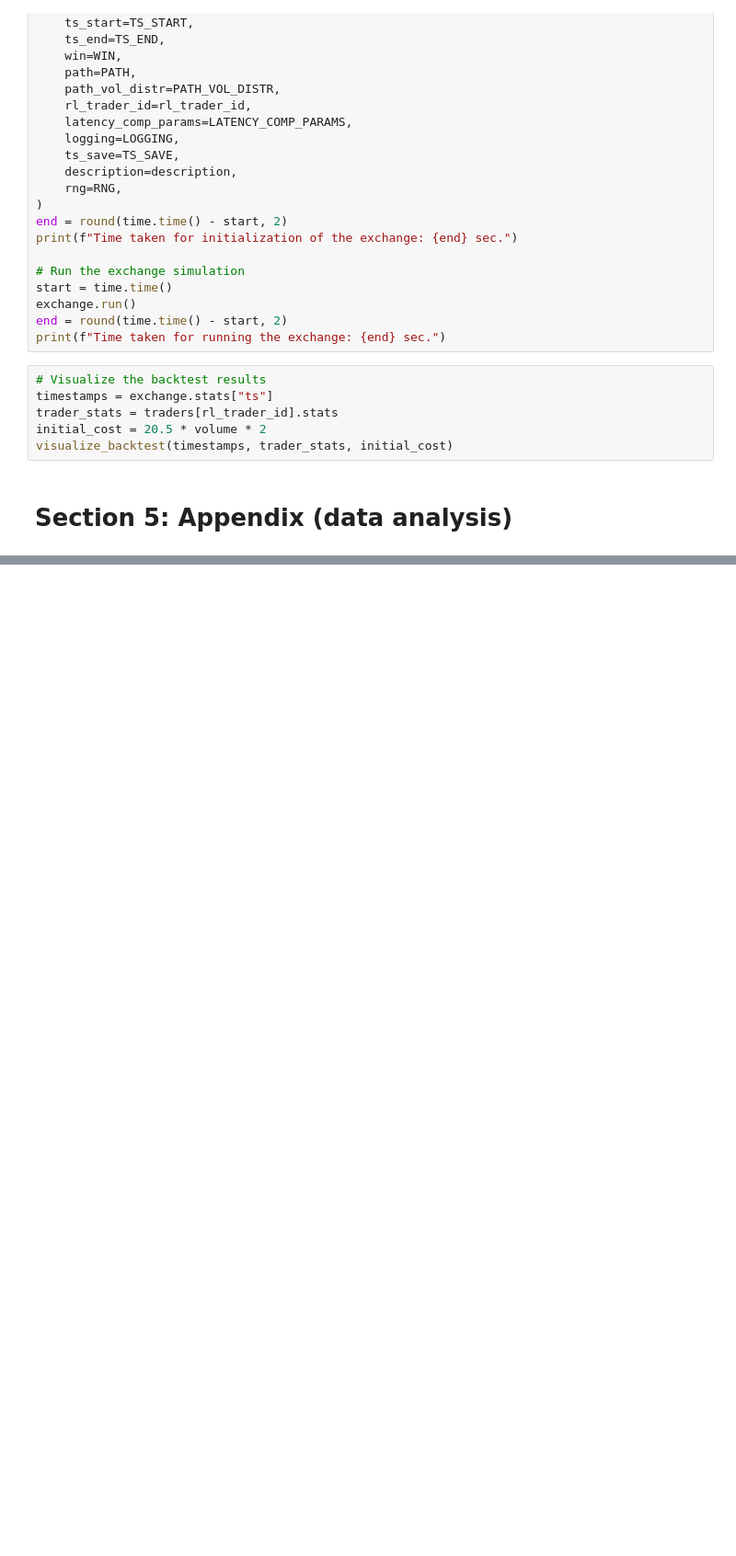
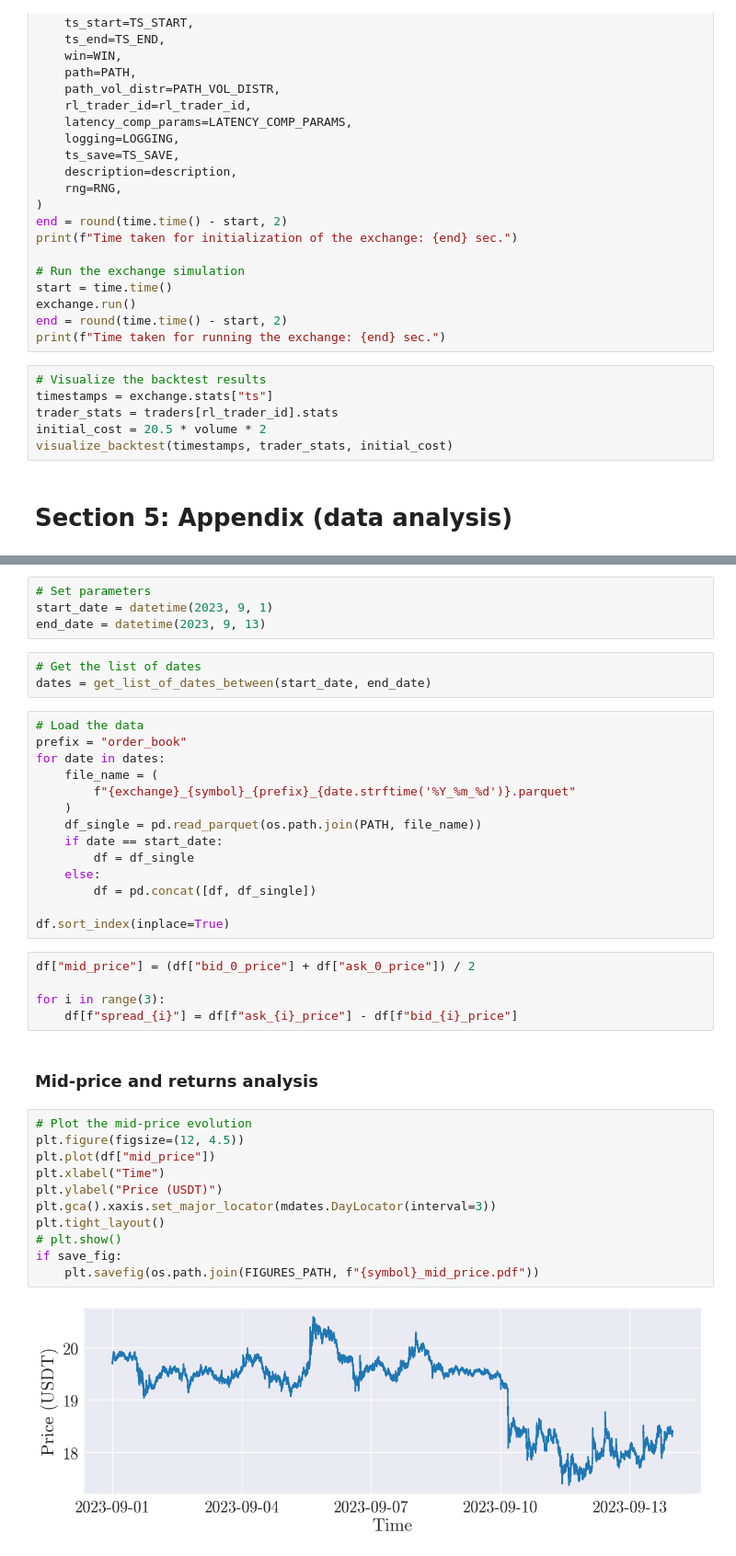
Before and after one commit to JurajZelman/airl-market-making, a Jupyter notebook: main.ipynb, the cells around one changed output, grey strips where cells are left out. Shown at 92% size. Saved outputs shown, nothing was run; the diff lists cells and outputs as text; blank space fills up the shorter version.

Commit message:
Add limit order book data analysis

```diff
--- a/main.ipynb
+++ b/main.ipynb
@@ -767,0 +783,41 @@ visualize_backtest(timestamps, trader_stats, initial_cost)
+# %%
+# Set parameters
+start_date = datetime(2023, 9, 1)
+end_date = datetime(2023, 9, 13)
+# %%
+# Get the list of dates
+dates = get_list_of_dates_between(start_date, end_date)
+# %%
+# Load the data
+prefix = "order_book"
+for date in dates:
+    file_name = (
+        f"{exchange}_{symbol}_{prefix}_{date.strftime('%Y_%m_%d')}.parquet"
+    )
+    df_single = pd.read_parquet(os.path.join(PATH, file_name))
+    if date == start_date:
+        df = df_single
+    else:
+        df = pd.concat([df, df_single])
+
+df.sort_index(inplace=True)
+# %%
+df["mid_price"] = (df["bid_0_price"] + df["ask_0_price"]) / 2
+
+for i in range(3):
+    df[f"spread_{i}"] = df[f"ask_{i}_price"] - df[f"bid_{i}_price"]
+# %% [markdown]
+### Mid-price and returns analysis
+# %%
+# Plot the mid-price evolution
+plt.figure(figsize=(12, 4.5))
+plt.plot(df["mid_price"])
+plt.xlabel("Time")
+plt.ylabel("Price (USDT)")
+plt.gca().xaxis.set_major_locator(mdates.DayLocator(interval=3))
+plt.tight_layout()
+# plt.show()
+if save_fig:
+    plt.savefig(os.path.join(FIGURES_PATH, f"{symbol}_mid_price.pdf"))
+# %% [output]
+[figure, added]
```
Also changed, not shown: parts of 27 cells of this notebook.
